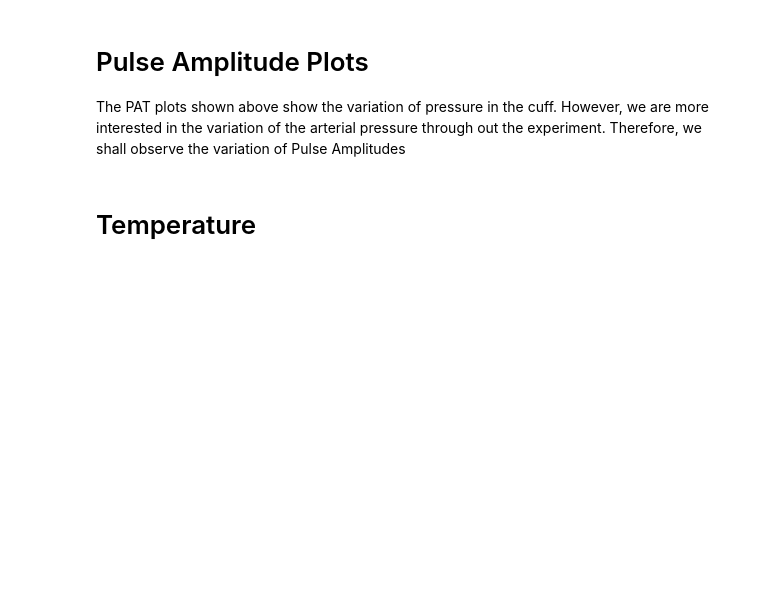
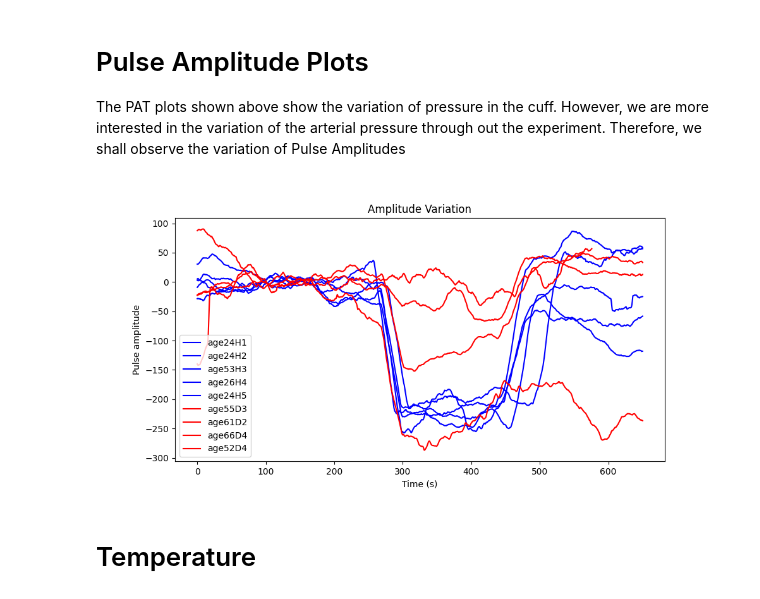
Before and after one commit to pulasthieka/fyp-system, a Jupyter notebook: Longterm.ipynb, the cells around one changed output. Cells and saved outputs as stored; diff of their text form; code cells hidden in the pictures; blank space fills up the shorter version.

Commit message:
Final results

```diff
--- a/Longterm.ipynb
+++ b/Longterm.ipynb
@@ -132,39 +142,60 @@ def get_pulse_amplitudes(data):
+# %%
+def shift(data, align_point):
+    result = data[align_point-15000: min(align_point+50000,len(data))]
+    return result
 # %%
 from scipy.interpolate import interp1d
 from scipy.ndimage.filters import uniform_filter1d
 
 pat ={}
 pat_filt ={}
 ppg_seg = {}
 avg_pulse_ppg = {}
 ppg_indices = {}
 fs = 100
 
 plt.clf()
 plt.cla()
 plt.close()
 plt.rcParams["figure.figsize"] = (10,5)
 for patient,data in dataset.items():
     dataframe = pd.read_csv("Data/"+data[0])
-    pat[patient] = dataframe["PData"]
 
-    pat_filt[patient] = filt(dataframe["PData"],fs)
-    pat_filtC = filt(dataframe["PCData"],fs)
+    col = 'PData'
+    contra_col = 'PCData'
+    if(not data[5]):
+        col = 'PCData'
+        contra_col = 'PData'
+
+    offset = 0
+    if(patient == 'age53H3'):
+        offset = 20000
+    pat_filt[patient] = filt(dataframe[col][offset:],fs)
+    pat_filtC = filt(dataframe[contra_col][offset:],fs)
 
     pat_detrend = detrend(pat_filt[patient])
     pat_detrendC = detrend(pat_filtC)
 
-    pat_amplitudes = get_pulse_amplitudes(pat_detrend)
-    pat_amplitudesC = get_pulse_amplitudes(pat_detrendC)
+    pat_amplitudes = get_pulse_amplitudes(pat_filt[patient])
+    pat_amplitudesC = get_pulse_amplitudes(pat_filtC)
 
-    N = 1000
+    N = 3000
     clip_at = min(len(pat_amplitudes), len(pat_amplitudesC))
-    plt.plot(uniform_filter1d(pat_amplitudes[:clip_at] - pat_amplitudesC[:clip_at],size=N))
+    smoothed_amp_variation = uniform_filter1d(pat_amplitudes[:clip_at] - pat_amplitudesC[:clip_at],size=N)
+    color = 'red'
+    if(data[3] == 'Healthy'):
+        color = 'blue'
+    plt.plot(shift(detrend(smoothed_amp_variation), data[2]),)
 #     plt.plot(uniform_filter1d(pat_amplitudesC,size=N))
 
-
+plt.title('Amplitude Variation')
+plt.ylabel('Pulse amplitude')
+plt.xlabel('Time (s)')
 plt.legend(dataset.keys())
+plt.xticks(ticks=[0,10000,20000,30000,40000,50000,60000], labels=[0, 100,200,300,400, 500, 600 ])
 plt.show()
+# %% [output]
+[figure, added]
 # %% [markdown]
 # Temperature
 # %%
```
Also changed, not shown: parts of 5 cells of this notebook, 7 other files.
